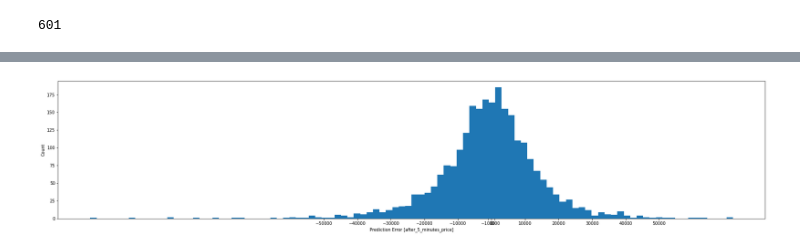
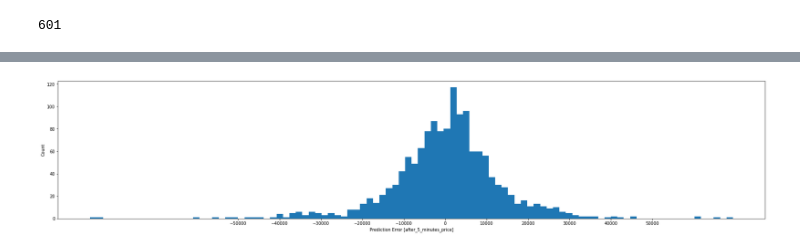
Before and after one commit to shingo8422/tensorflow-crypt-price-predict, a Jupyter notebook: use_volume/makemodel.ipynb, the cells around one changed output, grey strips where cells are left out. Drawn from its saved outputs; the diff is of its cells as text; code cells hidden in the pictures.

```diff
--- a/use_volume/makemodel.ipynb
+++ b/use_volume/makemodel.ipynb
@@ -45,6 +45,6 @@ dataset.tail()
 5 rows × 601 columns
 # %%
-train_dataset = dataset.sample(frac=0.8, random_state=0)
+train_dataset = dataset.sample(frac=0.9, random_state=0)
 test_dataset = dataset.drop(train_dataset.index)
 # %%
 train_stats = train_dataset.describe()
@@ -76,8 +76,8 @@ normed_test_data = norm(test_dataset)
 # %%
 def build_model():
   model = keras.Sequential([
-    layers.Dense(64, activation='relu', input_shape=[len(train_dataset.keys())]),
-    layers.Dense(64, activation='relu'),
+    layers.Dense(2, activation='relu', input_shape=[len(train_dataset.keys())]),
+    layers.Dense(2, activation='relu'),
     layers.Dense(1)
   ])
 
@@ -143,7 +143,7 @@ class PrintDot(keras.callbacks.Callback):
     if epoch % 100 == 0: print('')
     print('.', end='')
 
-EPOCHS = 1000
+EPOCHS = 4000
 
 # patience は改善が見られるかを監視するエポック数を表すパラメーター
 early_stop = keras.callbacks.EarlyStopping(monitor='val_loss', patience=10)
@@ -214,9 +213,10 @@ _ = plt.plot([-100, 100], [-100, 100])
 # %%
+test_predictions = model.predict(normed_test_data).flatten()
 error = test_predictions - test_labels
 plt.figure(figsize=(30,6))
-plt.xticks([-50000, -40000, -30000, -20000, -10000, -1000, 0, 1000, 10000, 20000, 30000, 40000, 50000])
+plt.xticks([-50000, -40000, -30000, -20000, -10000, 0, 10000, 20000, 30000, 40000, 50000])
 plt.hist(error, bins = 100)
 plt.xlabel("Prediction Error [after_5_minutes_price]")
 _ = plt.ylabel("Count")
 # %% [output]
-[figure, old version]
+[figure, new version]
```
Also changed, not shown: parts of 10 cells of this notebook, 3 other files.
